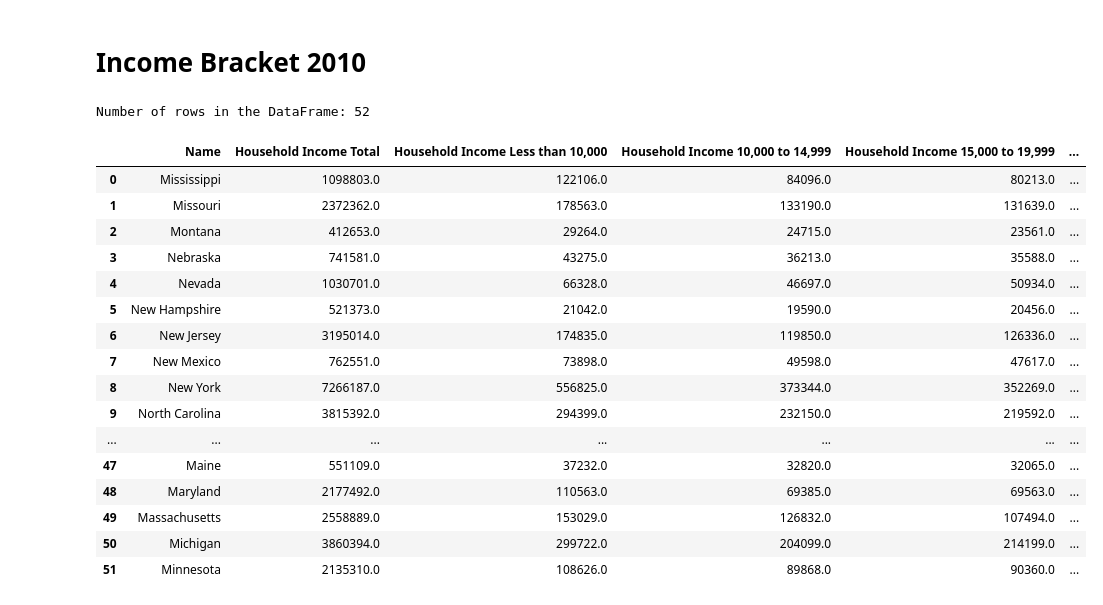
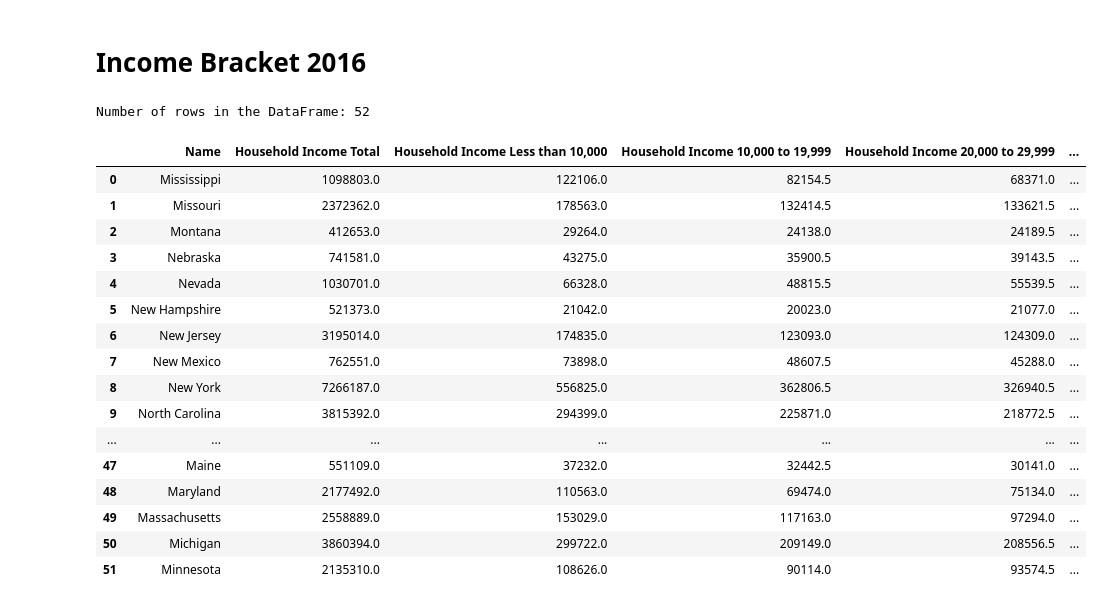
Before and after one commit to aalafa/group-project-1, a Jupyter notebook: Housing and Income Data/Income_Bracket_2016.ipynb, the cells around one changed output. Cells and saved outputs as stored; diff of their text form; code cells hidden in the pictures.

```diff
--- a/Housing and Income Data/Income_Bracket_2010.ipynb
+++ b/Housing and Income Data/Income_Bracket_2016.ipynb
@@ -1,5 +1,5 @@
 # %% [markdown]
-# Income Bracket 2010
+# Income Bracket 2016
 # %%
 # Dependencies
 import requests
@@ -16,7 +16,7 @@ c = Census(
     year = 2016
 )
 # %%
-# Run Census Search to retrieve data on all zip codes (2013 ACS5 Census)
+# Run Census Search to retrieve data on all states (2016 ACS5 Census)
 census_data = c.acs5.get(
     (
         "NAME",
@@ -63,57 +63,56 @@ census_pd = census_pd.rename(
         "B19001_014E": "Household Income 100,000 to 124,999",
         "B19001_015E": "Household Income 125,000 to 149,999",
         "B19001_016E": "Household Income 150,000 to 199,999",
         "B19001_017E": "Household Income 200,000 or more",
         "NAME": "Name"
     }
 )
 
-# Add a Poverty Rate column (Poverty Count / Population)
-#census_pd["Poverty Rate"] = 100 * census_pd["Poverty Count"].astype(int) / census_pd["Population"].astype(int)
+# Combine two Income Brackets to one column column
+census_pd["Household Income 10,000 to 19,999"] = (census_pd["Household Income 10,000 to 14,999"] + census_pd["Household Income 15,000 to 19,999"]) / 2
+census_pd["Household Income 20,000 to 29,999"] = (census_pd["Household Income 20,000 to 24,999"] + census_pd["Household Income 25,000 to 29,999"]) / 2
+census_pd["Household Income 30,000 to 39,999"] = (census_pd["Household Income 30,000 to 34,999"] + census_pd["Household Income 35,000 to 39,999"]) / 2
+census_pd["Household Income 40,000 to 49,999"] = (census_pd["Household Income 40,000 to 44,999"] + census_pd["Household Income 45,000 to 49,999"]) / 2
 
 # Configure the final DataFrame
 census_pd = census_pd[
     [
         "Name",
         "Household Income Total",
         "Household Income Less than 10,000",
-        "Household Income 10,000 to 14,999",
-        "Household Income 15,000 to 19,999",
-        "Household Income 20,000 to 24,999",
-        "Household Income 25,000 to 29,999",
-        "Household Income 30,000 to 34,999",
-        "Household Income 35,000 to 39,999",
-        "Household Income 40,000 to 44,999",
-        "Household Income 45,000 to 49,999",
+        "Household Income 10,000 to 19,999",
+        "Household Income 20,000 to 29,999",
+        "Household Income 30,000 to 39,999",
+        "Household Income 40,000 to 49,999",
         "Household Income 50,000 to 59,999",
         "Household Income 60,000 to 74,999",
         "Household Income 75,000 to 99,999",
         "Household Income 100,000 to 124,999",
         "Household Income 125,000 to 149,999",
         "Household Income 150,000 to 199,999",
         "Household Income 200,000 or more"
     ]
 ]
 
 # Display DataFrame length and sample data
 print(f"Number of rows in the DataFrame: {len(census_pd)}")
 census_pd
 # %% [output]
 Number of rows in the DataFrame: 52
-|  | Name | Household Income Total | Household Income Less than 10,000 | Household Income 10,000 to 14,999 | Household Income 15,000 to 19,999 | ... |
-| 0 | Mississippi | 1098803.0 | 122106.0 | 84096.0 | 80213.0 | ... |
-| 1 | Missouri | 2372362.0 | 178563.0 | 133190.0 | 131639.0 | ... |
-| 2 | Montana | 412653.0 | 29264.0 | 24715.0 | 23561.0 | ... |
-| 3 | Nebraska | 741581.0 | 43275.0 | 36213.0 | 35588.0 | ... |
-| 4 | Nevada | 1030701.0 | 66328.0 | 46697.0 | 50934.0 | ... |
-| 5 | New Hampshire | 521373.0 | 21042.0 | 19590.0 | 20456.0 | ... |
-| 6 | New Jersey | 3195014.0 | 174835.0 | 119850.0 | 126336.0 | ... |
-| 7 | New Mexico | 762551.0 | 73898.0 | 49598.0 | 47617.0 | ... |
-| 8 | New York | 7266187.0 | 556825.0 | 373344.0 | 352269.0 | ... |
-| 9 | North Carolina | 3815392.0 | 294399.0 | 232150.0 | 219592.0 | ... |
+|  | Name | Household Income Total | Household Income Less than 10,000 | Household Income 10,000 to 19,999 | Household Income 20,000 to 29,999 | ... |
+| 0 | Mississippi | 1098803.0 | 122106.0 | 82154.5 | 68371.0 | ... |
+| 1 | Missouri | 2372362.0 | 178563.0 | 132414.5 | 133621.5 | ... |
+| 2 | Montana | 412653.0 | 29264.0 | 24138.0 | 24189.5 | ... |
+| 3 | Nebraska | 741581.0 | 43275.0 | 35900.5 | 39143.5 | ... |
+| 4 | Nevada | 1030701.0 | 66328.0 | 48815.5 | 55539.5 | ... |
+| 5 | New Hampshire | 521373.0 | 21042.0 | 20023.0 | 21077.0 | ... |
+| 6 | New Jersey | 3195014.0 | 174835.0 | 123093.0 | 124309.0 | ... |
+| 7 | New Mexico | 762551.0 | 73898.0 | 48607.5 | 45288.0 | ... |
+| 8 | New York | 7266187.0 | 556825.0 | 362806.5 | 326940.5 | ... |
+| 9 | North Carolina | 3815392.0 | 294399.0 | 225871.0 | 218772.5 | ... |
 | ... | ... | ... | ... | ... | ... | ... |
-| 47 | Maine | 551109.0 | 37232.0 | 32820.0 | 32065.0 | ... |
-| 48 | Maryland | 2177492.0 | 110563.0 | 69385.0 | 69563.0 | ... |
-| 49 | Massachusetts | 2558889.0 | 153029.0 | 126832.0 | 107494.0 | ... |
-| 50 | Michigan | 3860394.0 | 299722.0 | 204099.0 | 214199.0 | ... |
-| 51 | Minnesota | 2135310.0 | 108626.0 | 89868.0 | 90360.0 | ... |
+| 47 | Maine | 551109.0 | 37232.0 | 32442.5 | 30141.0 | ... |
+| 48 | Maryland | 2177492.0 | 110563.0 | 69474.0 | 75134.0 | ... |
+| 49 | Massachusetts | 2558889.0 | 153029.0 | 117163.0 | 97294.0 | ... |
+| 50 | Michigan | 3860394.0 | 299722.0 | 209149.0 | 208556.5 | ... |
+| 51 | Minnesota | 2135310.0 | 108626.0 | 90114.0 | 93574.5 | ... |
```
Also changed, not shown: 11 other files.
